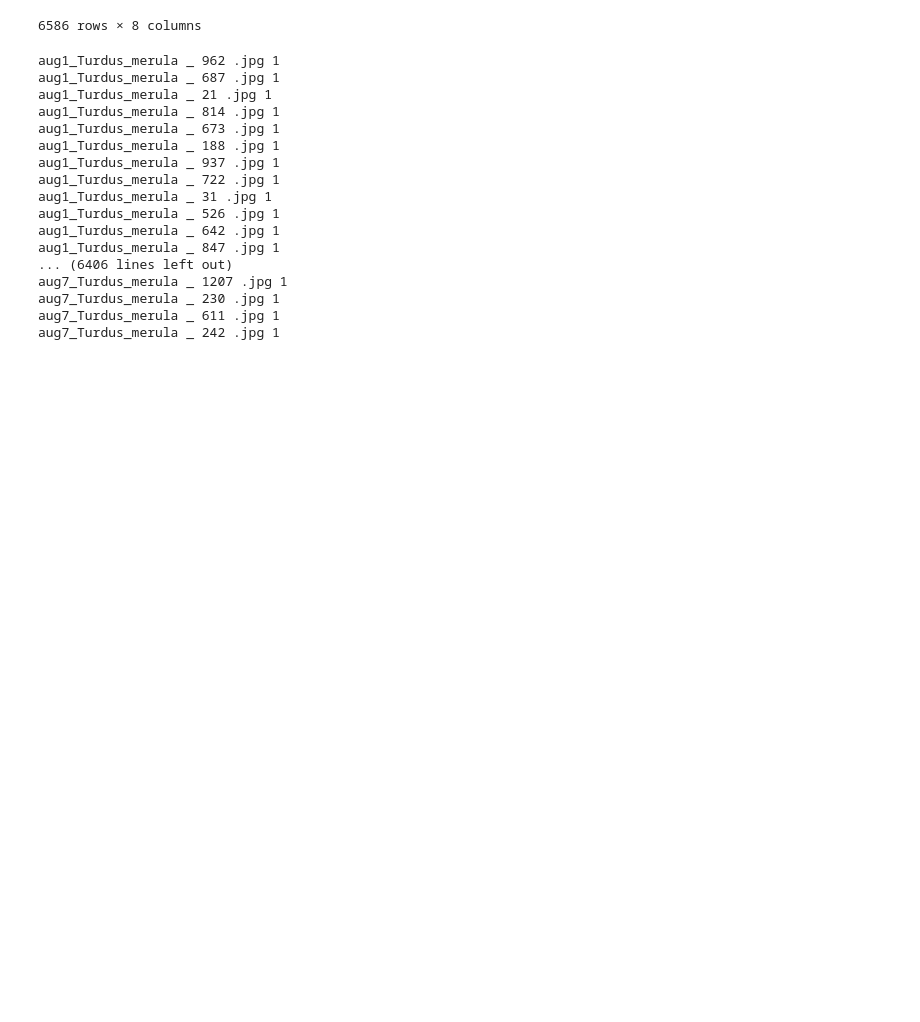
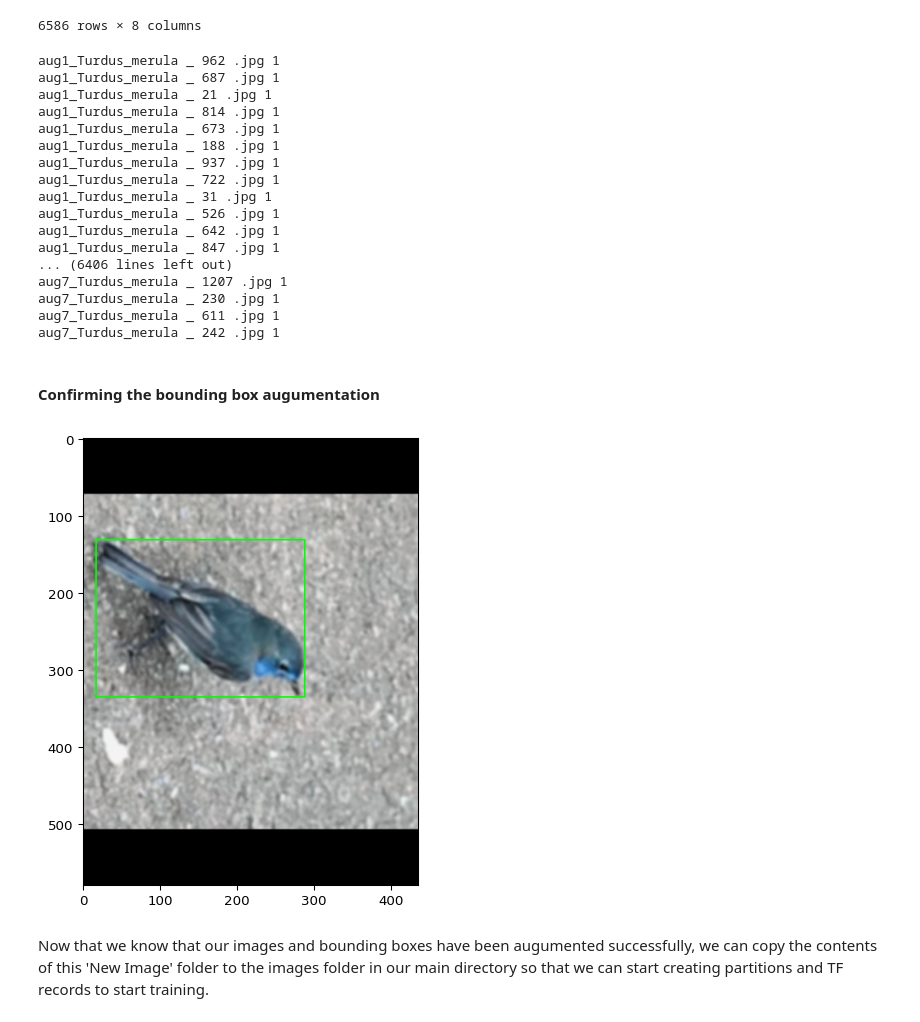
Before and after one commit to AbdullahTabassam/Custom-Object-Detection, a Jupyter notebook: JupyterNotebooks/1 - Pre-processing.ipynb, the cells around one changed output. Saved outputs shown, nothing was run; the diff lists cells and outputs as text; code cells hidden in the pictures; blank space fills up the shorter version.

```diff
--- a/JupyterNotebooks/1 - Pre-processing.ipynb
+++ b/JupyterNotebooks/1 - Pre-processing.ipynb
@@ -631,3 +631,5 @@ aug7_Turdus_merula _ 1207 .jpg 1
 aug7_Turdus_merula _ 230 .jpg 1
 aug7_Turdus_merula _ 611 .jpg 1
 aug7_Turdus_merula _ 242 .jpg 1
+# %% [markdown]
+#### Confirming the bounding box augumentation
@@ -633,0 +653,6 @@ aug7_Turdus_merula _ 242 .jpg 1
+# %%
+ia.imshow(image_before)
+# %% [output]
+[figure, added]
+# %% [markdown]
+Now that we know that our images and bounding boxes have been augumented successfully, we can copy the contents of this 'New Image' folder to the images folder in our main directory so that we can start creating partitions and TF records to start training.
```
Also changed, not shown: parts of 3 cells of this notebook.
